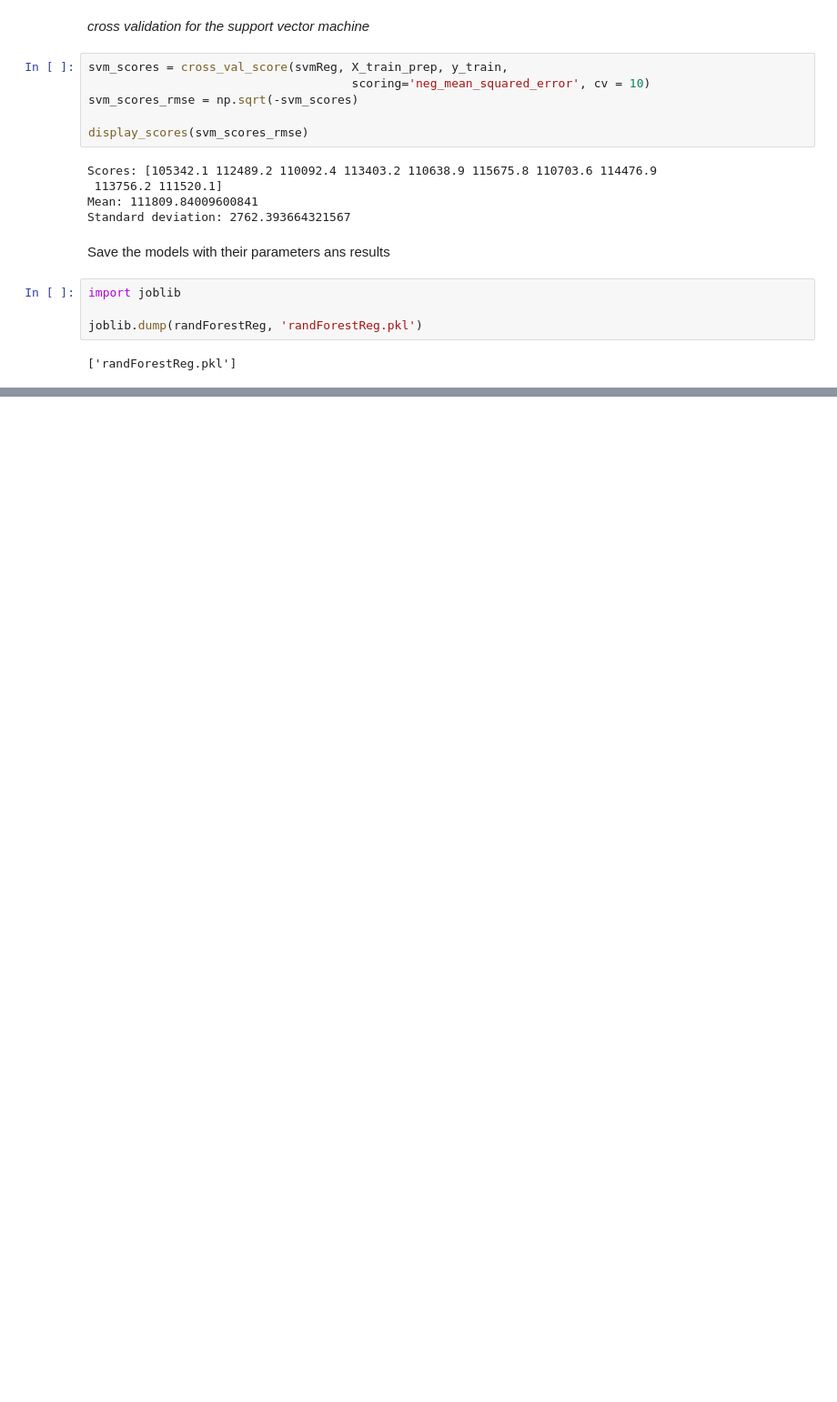
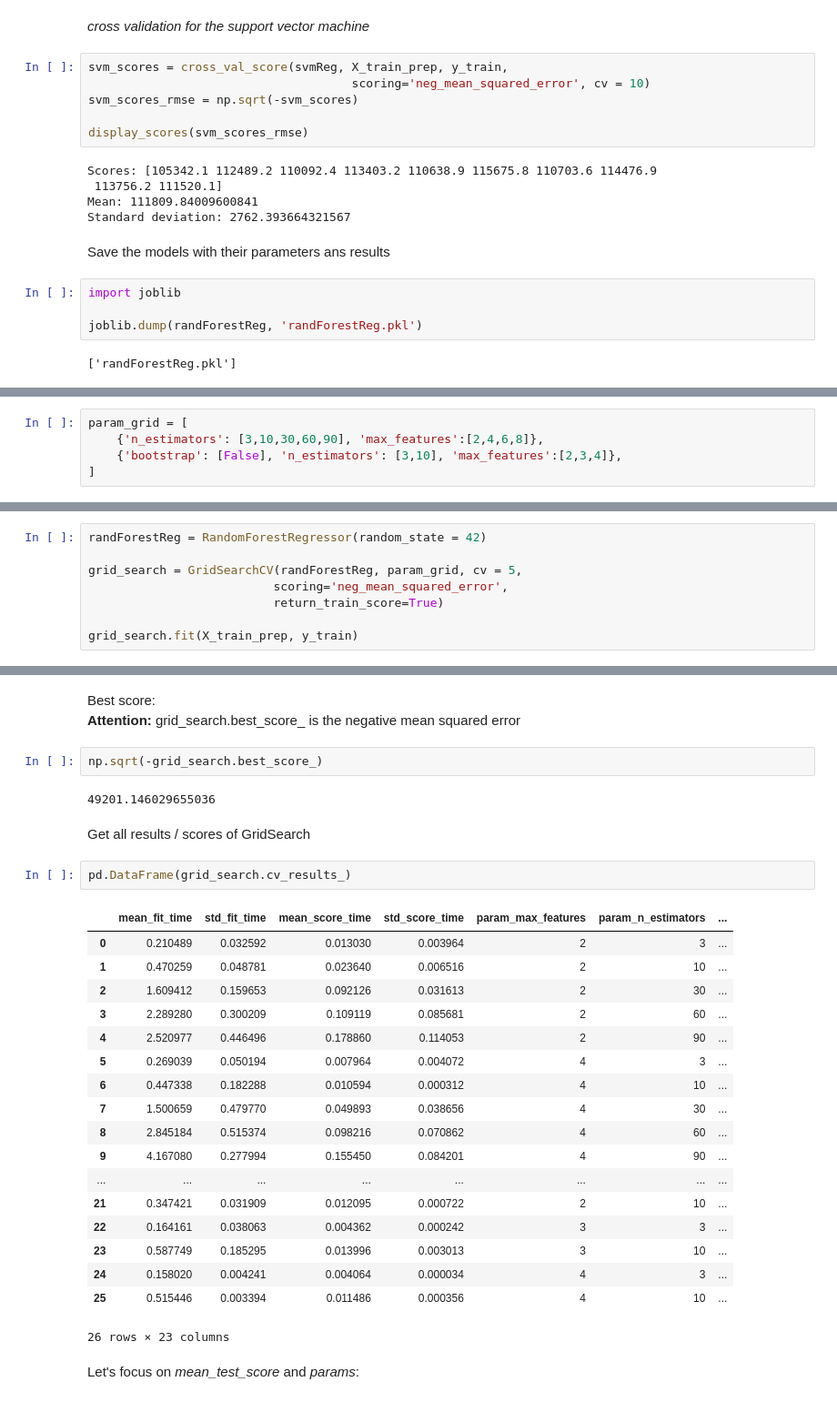
Before and after one commit to faberfred/hands-on-ml, a Jupyter notebook: 02-end-to-end-ML-project.ipynb, the cells around one changed output, grey strips where cells are left out. Shown at 91% size. Saved outputs shown, nothing was run; the diff lists cells and outputs as text; blank space fills up the shorter version.

```diff
--- a/02-end-to-end-ML-project.ipynb
+++ b/02-end-to-end-ML-project.ipynb
@@ -1268,0 +1257,5 @@ joblib.dump(randForestReg, 'randForestReg.pkl')
+# %%
+param_grid = [
+    {'n_estimators': [3,10,30,60,90], 'max_features':[2,4,6,8]},
+    {'bootstrap': [False], 'n_estimators': [3,10], 'max_features':[2,3,4]},
+]
@@ -1268,0 +1264,8 @@ joblib.dump(randForestReg, 'randForestReg.pkl')
+# %%
+randForestReg = RandomForestRegressor(random_state = 42)
+
+grid_search = GridSearchCV(randForestReg, param_grid, cv = 5,
+                          scoring='neg_mean_squared_error',
+                          return_train_score=True)
+
+grid_search.fit(X_train_prep, y_train)
@@ -1268,0 +1312,33 @@ joblib.dump(randForestReg, 'randForestReg.pkl')
+# %% [markdown]
+Best score:
+<br>
+**Attention:** grid_search.best_score_ is the negative mean squared error
+# %%
+np.sqrt(-grid_search.best_score_)
+# %% [output]
+49201.146029655036
+# %% [markdown]
+Get all results / scores of GridSearch
+# %%
+pd.DataFrame(grid_search.cv_results_)
+# %% [output]
+|  | mean_fit_time | std_fit_time | mean_score_time | std_score_time | param_max_features | param_n_estimators | ... |
+| 0 | 0.210489 | 0.032592 | 0.013030 | 0.003964 | 2 | 3 | ... |
+| 1 | 0.470259 | 0.048781 | 0.023640 | 0.006516 | 2 | 10 | ... |
+| 2 | 1.609412 | 0.159653 | 0.092126 | 0.031613 | 2 | 30 | ... |
+| 3 | 2.289280 | 0.300209 | 0.109119 | 0.085681 | 2 | 60 | ... |
+| 4 | 2.520977 | 0.446496 | 0.178860 | 0.114053 | 2 | 90 | ... |
+| 5 | 0.269039 | 0.050194 | 0.007964 | 0.004072 | 4 | 3 | ... |
+| 6 | 0.447338 | 0.182288 | 0.010594 | 0.000312 | 4 | 10 | ... |
+| 7 | 1.500659 | 0.479770 | 0.049893 | 0.038656 | 4 | 30 | ... |
+| 8 | 2.845184 | 0.515374 | 0.098216 | 0.070862 | 4 | 60 | ... |
+| 9 | 4.167080 | 0.277994 | 0.155450 | 0.084201 | 4 | 90 | ... |
+| ... | ... | ... | ... | ... | ... | ... | ... |
+| 21 | 0.347421 | 0.031909 | 0.012095 | 0.000722 | 2 | 10 | ... |
+| 22 | 0.164161 | 0.038063 | 0.004362 | 0.000242 | 3 | 3 | ... |
+| 23 | 0.587749 | 0.185295 | 0.013996 | 0.003013 | 3 | 10 | ... |
+| 24 | 0.158020 | 0.004241 | 0.004064 | 0.000034 | 4 | 3 | ... |
+| 25 | 0.515446 | 0.003394 | 0.011486 | 0.000356 | 4 | 10 | ... |
+26 rows × 23 columns
+# %% [markdown]
+Let's focus on *mean_test_score* and *params*:
```
Also changed, not shown: parts of 14 cells of this notebook, 1 other file.
